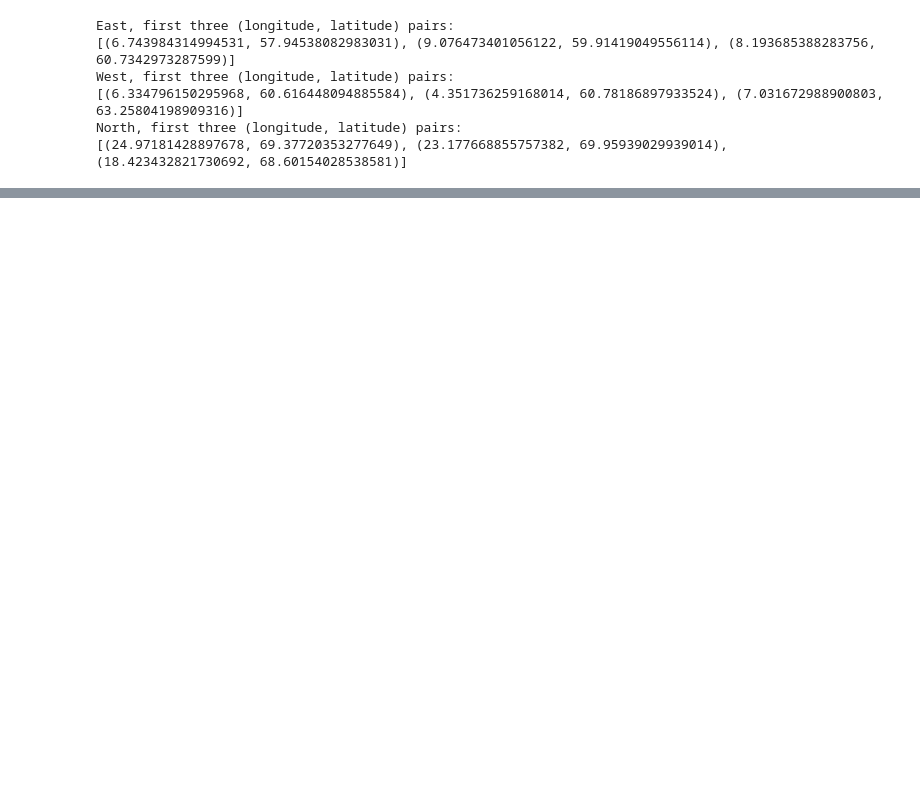
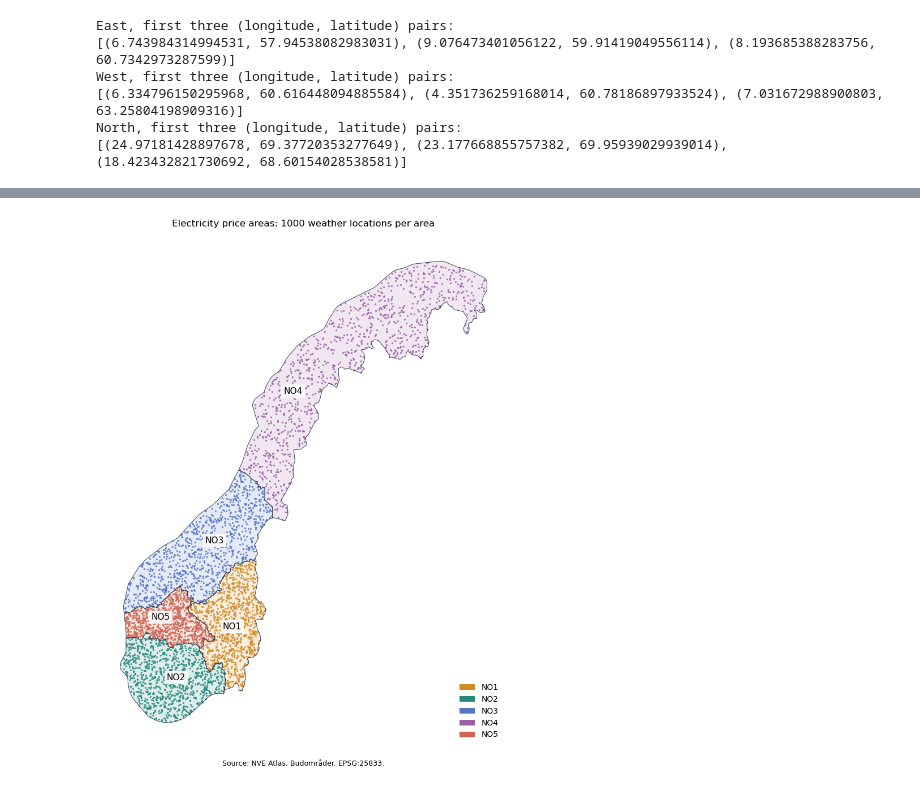
Before and after one commit to Haakon5555/ind320-haakon5555, a Jupyter notebook: prosjekt_del_3.ipynb, the cells around one changed output, grey strips where cells are left out. Saved outputs shown, nothing was run; the diff lists cells and outputs as text; code cells hidden in the pictures; blank space fills up the shorter version.

Commit message:
Complete part 3 weather and reservoir analyses

```diff
--- a/prosjekt_del_3.ipynb
+++ b/prosjekt_del_3.ipynb
@@ -205,0 +219,15 @@ North, first three (longitude, latitude) pairs:
+# %%
+electricity_source_file = Path("data/Budområder.shp")
+electricity_areas = gpd.read_file(electricity_source_file, encoding="UTF-8")
+electricity_areas["area"] = electricity_areas["budomr"].str.replace(" ", "", regex=False)
+electricity_areas = electricity_areas.sort_values("area").reset_index(drop=True)
+
+assert len(electricity_areas) == 5
+assert set(electricity_areas["area"]) == {"NO1", "NO2", "NO3", "NO4", "NO5"}
+assert electricity_areas.crs.to_epsg() == 25833
+assert electricity_areas.is_valid.all() and not electricity_areas.is_empty.any()
+for first_area, second_area in combinations(electricity_areas.geometry, 2):
+    assert first_area.intersection(second_area).area == 0
+
+electricity_areas["area_km2"] = electricity_areas.geometry.area / 1_000_000
+display(electricity_areas[["budomr", "area", "area_km2"]])
@@ -205,0 +296,30 @@ North, first three (longitude, latitude) pairs:
+# %%
+electricity_colors = {
+    "NO1": "#D18B24", "NO2": "#258A7C", "NO3": "#5577C4",
+    "NO4": "#9B61A7", "NO5": "#CE6653"
+}
+fig, ax = plt.subplots(figsize=(8, 10), facecolor="white")
+for index, row in electricity_areas.iterrows():
+    color = electricity_colors[row["area"]]
+    electricity_areas.loc[[index]].plot(ax=ax, color=color, alpha=0.15)
+    gpd.GeoSeries(list(electricity_points.loc[index].geoms),
+                  crs=electricity_areas.crs).plot(
+        ax=ax, color=color, markersize=2, alpha=0.7
+    )
+    label_point = row.geometry.representative_point()
+    ax.text(label_point.x, label_point.y, row["area"],
+            ha="center", va="center", fontsize=11,
+            bbox=dict(facecolor="white", edgecolor="none", alpha=0.9, pad=3))
+electricity_areas.boundary.plot(ax=ax, color="#344054", linewidth=0.7)
+ax.set_aspect("equal")
+ax.set_axis_off()
+ax.set_title("Electricity price areas: 1000 weather locations per area", pad=15)
+ax.legend(handles=[Patch(facecolor=color, label=area_name)
+                   for area_name, color in electricity_colors.items()],
+          loc="lower right", frameon=False)
+fig.text(0.5, 0.02, "Source: NVE Atlas, Budområder. EPSG:25833.",
+         ha="center", fontsize=9)
+fig.tight_layout(rect=(0, 0.04, 1, 1))
+plt.show()
+# %% [output]
+[figure, added]
```
Also changed, not shown: parts of 31 cells of this notebook, 18 other files.
